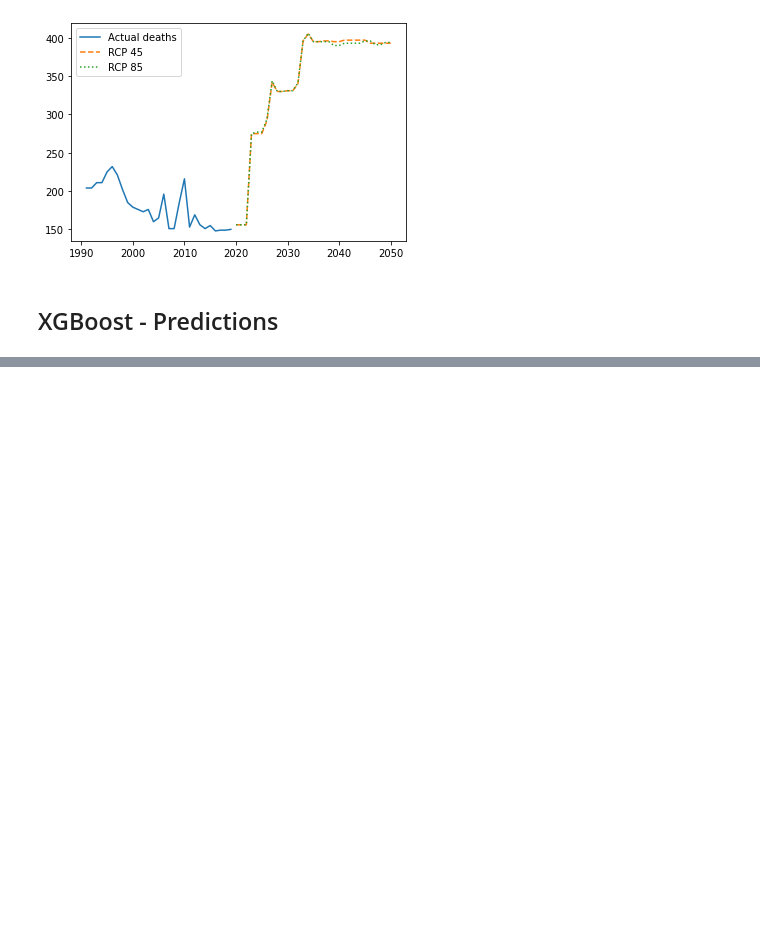
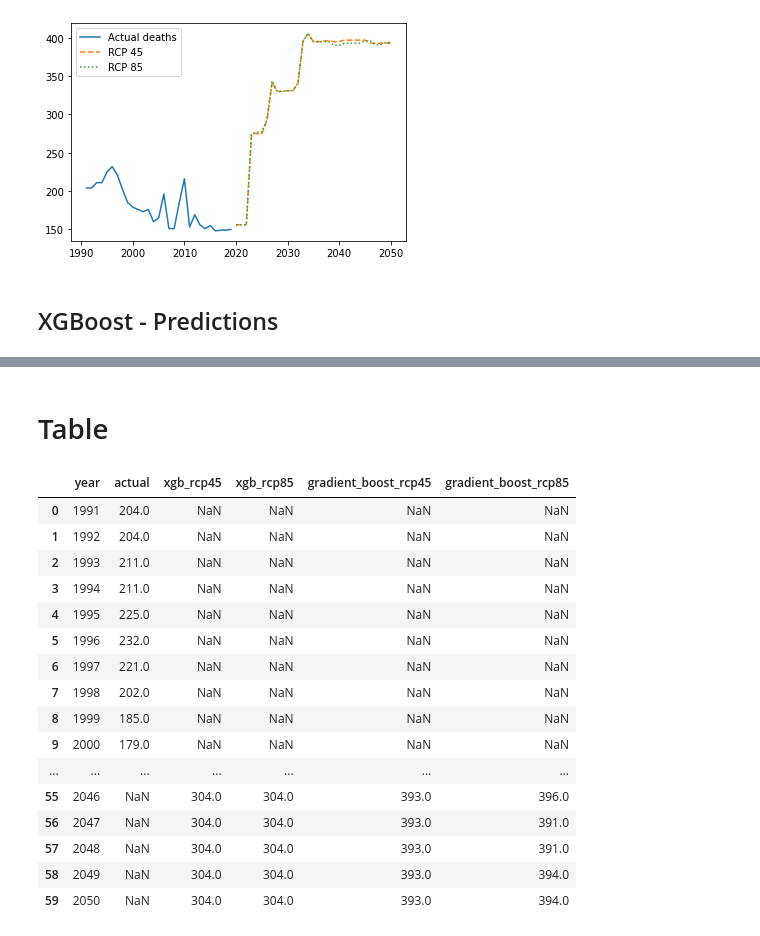
Before and after one commit to rfdornelles/mds_ML_project, a Jupyter notebook: Karon_models.ipynb, the cells around one changed output, grey strips where cells are left out. Cells and saved outputs as stored; diff of their text form; code cells hidden in the pictures; blank space fills up the shorter version.

```diff
--- a/Karon_models.ipynb
+++ b/Karon_models.ipynb
@@ -394,0 +412,29 @@ plt.show()
+# %% [markdown]
+# Table
+# %%
+df_total = pd.DataFrame()
+df_total["year"] = range(1991, 2051)
+
+df_total = df_total.merge(df_actual, on = "year", how = "left")
+df_total = df_total.merge(df_xgboost, on = "year", how = "left")
+df_total = df_total.merge(df_grad, on = "year", how = "left")
+
+df_total
+# %% [output]
+|  | year | actual | xgb_rcp45 | xgb_rcp85 | gradient_boost_rcp45 | gradient_boost_rcp85 |
+| 0 | 1991 | 204.0 | NaN | NaN | NaN | NaN |
+| 1 | 1992 | 204.0 | NaN | NaN | NaN | NaN |
+| 2 | 1993 | 211.0 | NaN | NaN | NaN | NaN |
+| 3 | 1994 | 211.0 | NaN | NaN | NaN | NaN |
+| 4 | 1995 | 225.0 | NaN | NaN | NaN | NaN |
+| 5 | 1996 | 232.0 | NaN | NaN | NaN | NaN |
+| 6 | 1997 | 221.0 | NaN | NaN | NaN | NaN |
+| 7 | 1998 | 202.0 | NaN | NaN | NaN | NaN |
+| 8 | 1999 | 185.0 | NaN | NaN | NaN | NaN |
+| 9 | 2000 | 179.0 | NaN | NaN | NaN | NaN |
+| ... | ... | ... | ... | ... | ... | ... |
+| 55 | 2046 | NaN | 304.0 | 304.0 | 393.0 | 396.0 |
+| 56 | 2047 | NaN | 304.0 | 304.0 | 393.0 | 391.0 |
+| 57 | 2048 | NaN | 304.0 | 304.0 | 393.0 | 391.0 |
+| 58 | 2049 | NaN | 304.0 | 304.0 | 393.0 | 394.0 |
+| 59 | 2050 | NaN | 304.0 | 304.0 | 393.0 | 394.0 |
```
Also changed, not shown: parts of 3 cells of this notebook.
